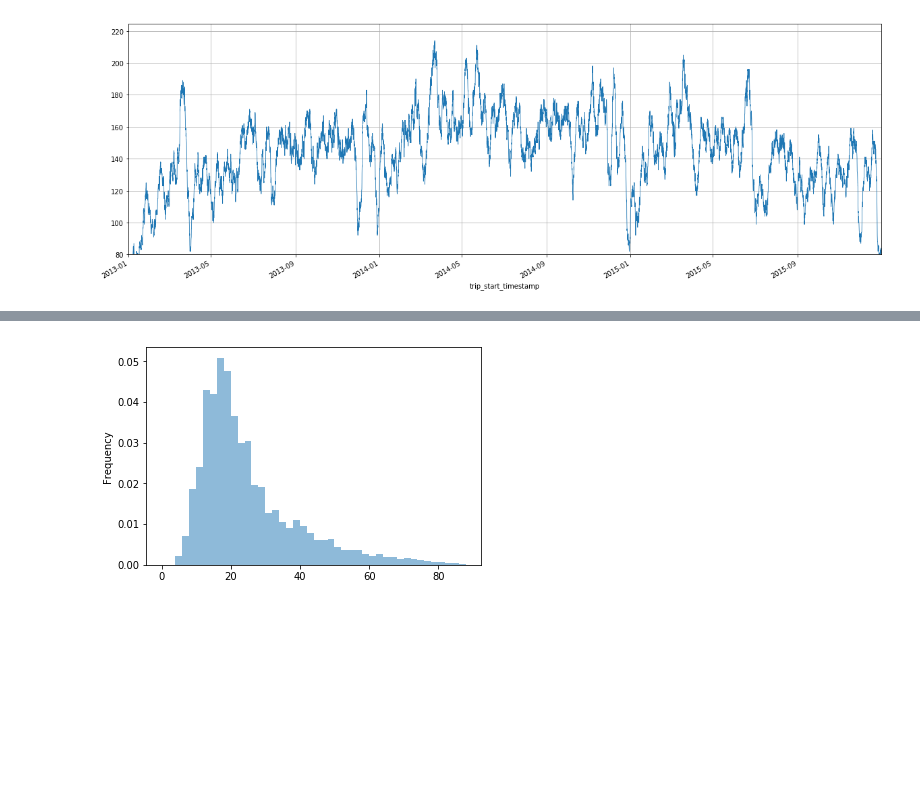
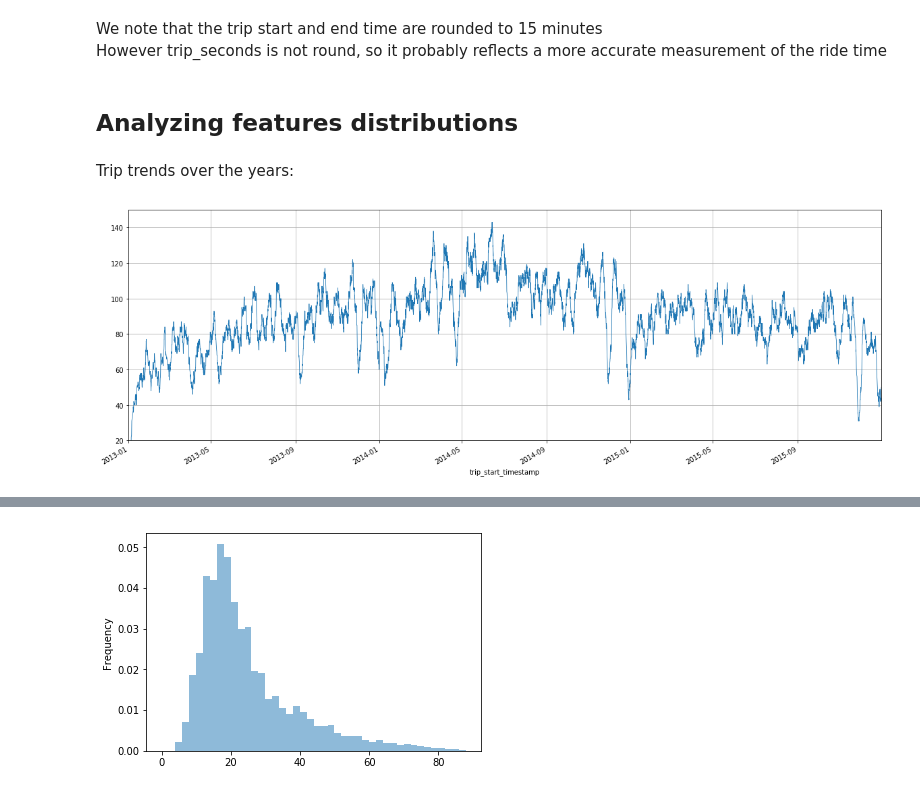
Before and after one commit to isabella232/ml-specialization-examples, a Jupyter notebook: chicago_travel_time/EDA.ipynb, the cells around one changed output, grey strips where cells are left out. Saved outputs shown, nothing was run; the diff lists cells and outputs as text; code cells hidden in the pictures; blank space fills up the shorter version.

```diff
--- a/chicago_travel_time/EDA.ipynb
+++ b/chicago_travel_time/EDA.ipynb
@@ -26,0 +45,2 @@ df = pd.read_gbq(sql, project_id=project_id, dialect='standard')
+# %%
+df = df.dropna()
@@ -27,15 +56,20 @@ df = pd.read_gbq(sql, project_id=project_id, dialect='standard')
+# %% [markdown]
+We note that the trip start and end time are rounded to 15 minutes <br>
+However trip_seconds is not round, so it probably reflects a more accurate measurement of the ride time
+# %% [markdown]
+## Analyzing features distributions
 # %%
 df['trip_start_timestamp'] = df['trip_start_timestamp'].apply(pd.Timestamp)
 df['trip_end_timestamp'] = df['trip_end_timestamp'].apply(pd.Timestamp)
-# %%
-df['unique_key'] = df['unique_key'].apply(str)
+# %% [markdown]
+Trip trends over the years:
 # %%
 total_trips = df.set_index('trip_start_timestamp').sort_index()['trip_miles'].fillna(0).rolling('7d').count()
 total_trips.plot(lw=0.8, figsize=(20,7))
-plt.ylim(80,)
+plt.ylim(20,)
 plt.grid()
 plt.show()
 # %% [output]
-[figure, old version]
+[figure, new version]
 # %%
 df['trip_speed_kmph'] = (df['trip_miles'] * (1.60934)) / ((df['trip_seconds'] + .01)/ (60 * 60))
```
Also changed, not shown: parts of 14 cells of this notebook.
